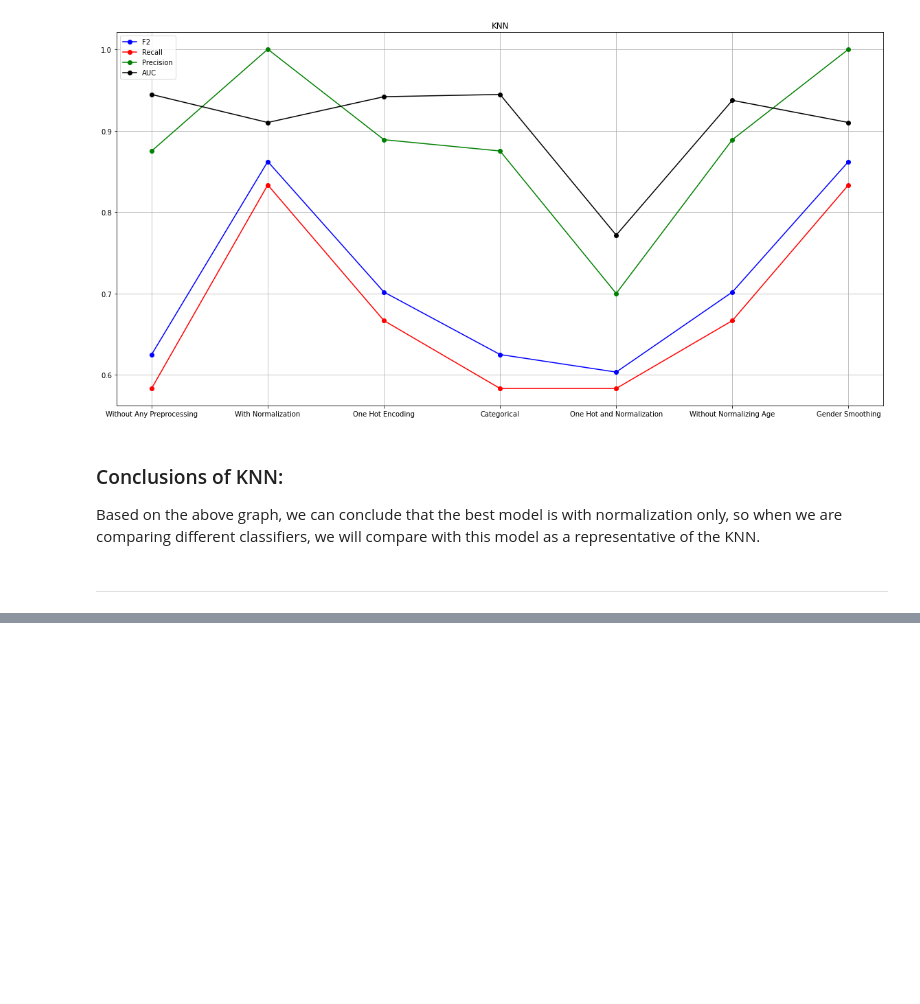
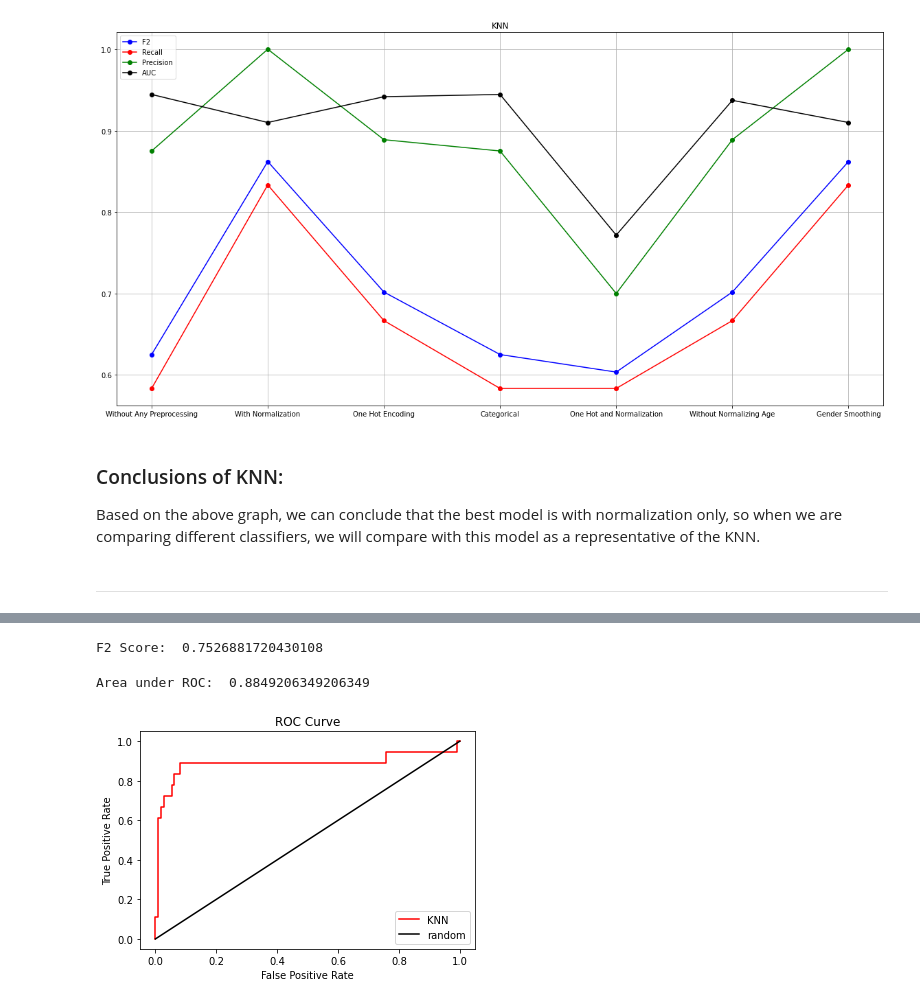
Before and after one commit to dona-samir/COVID-19-Outcome-Prediction, a Jupyter notebook: covid19OutcomePrediction.ipynb, the cells around one changed output, grey strips where cells are left out. Drawn from its saved outputs; the diff is of its cells as text; code cells hidden in the pictures; blank space fills up the shorter version.

```diff
--- a/covid19OutcomePrediction.ipynb
+++ b/covid19OutcomePrediction.ipynb
@@ -1038,0 +1181,21 @@ Based on the above graph, we can conclude that the best model is with normalizat
+# %%
+fpr, tpr, thresholds = roc_curve(y_test, y_pred_prob)
+Nf2_1 = fbeta_score(y_test, y_pred, beta=2)
+NP1 =precision_score(y_test, y_pred)
+Nauc1=roc_auc_score(y_test, y_pred_prob)
+NR1 =recall_score(y_test, y_pred)
+print("F2 Score: ", Nf2_1)
+# %% [output]
+F2 Score:  0.7526881720430108
+# %%
+print("Area under ROC: ",Nauc1)
+plt.plot(fpr, tpr,'r-',label = 'KNN')
+plt.plot([0,1],[0,1],'k-',label='random')
+plt.legend()
+plt.xlabel('False Positive Rate')
+plt.ylabel('True Positive Rate')
+plt.title('ROC Curve')
+plt.show()
+# %% [output]
+Area under ROC:  0.8849206349206349
+[figure, added]
```
Also changed, not shown: parts of 28 cells of this notebook.
